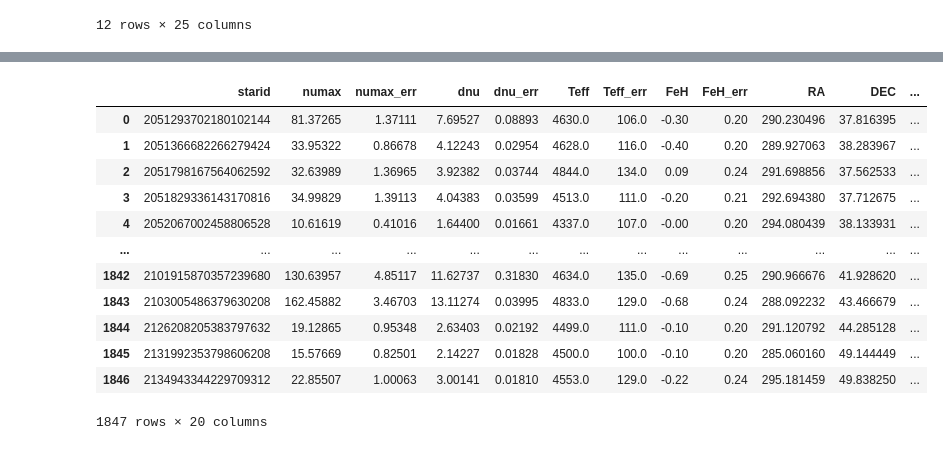
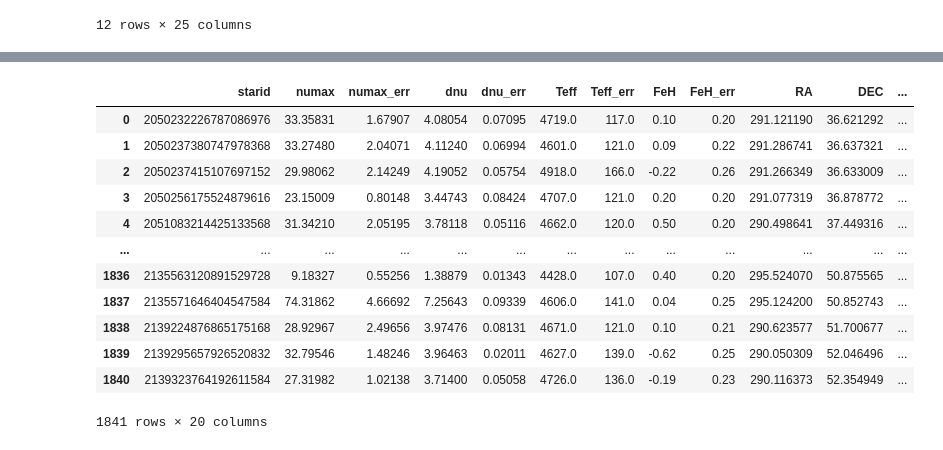
Before and after one commit to sabinebolwell05/final_paper_run, a Jupyter notebook: src/7_read_basta_input.ipynb, the cells around one changed output, grey strips where cells are left out. Cells and saved outputs as stored; diff of their text form; code cells hidden in the pictures.

```diff
--- a/src/7_read_basta_input.ipynb
+++ b/src/7_read_basta_input.ipynb
@@ -42,8 +63,6 @@ table1 = pd.concat(table1)
 # %%
-letter = 'a'
-input_file = pd.read_csv(f'../data/basta_ascii_files/raw_{letter}.csv',sep='\s+',names=input_names)
-output_file = pd.read_csv(data_dir+f'table1_{letter}/results.ascii',sep='\s+')
-output_names = output_file.columns[1:]
-output_file = pd.read_csv(data_dir+f'table1_{letter}/results.ascii',sep='\s+',names=output_names,skiprows=1)
+letter = 'b'
+input_file = pd.read_csv(f'../data/basta_ascii_files/raw_{letter}.ascii',sep='\s+',names=input_names)
+output_file = pd.read_csv(data_dir+f'table1_{letter}/results_clean.ascii',sep='\s+')
 
 output_df = output_file.merge(input_file,how='left',on='starid',suffixes=['','_input'])
@@ -96,16 +130,16 @@ table1 = output.merge(input,how='left',on='starid',suffixes=['','_input'])
 # %%
-input
+input_file
 # %% [output]
 |  | starid | numax | numax_err | dnu | dnu_err | Teff | Teff_err | FeH | FeH_err | RA | DEC | ... |
-| 0 | 2051293702180102144 | 81.37265 | 1.37111 | 7.69527 | 0.08893 | 4630.0 | 106.0 | -0.30 | 0.20 | 290.230496 | 37.816395 | ... |
-| 1 | 2051366682266279424 | 33.95322 | 0.86678 | 4.12243 | 0.02954 | 4628.0 | 116.0 | -0.40 | 0.20 | 289.927063 | 38.283967 | ... |
-| 2 | 2051798167564062592 | 32.63989 | 1.36965 | 3.92382 | 0.03744 | 4844.0 | 134.0 | 0.09 | 0.24 | 291.698856 | 37.562533 | ... |
-| 3 | 2051829336143170816 | 34.99829 | 1.39113 | 4.04383 | 0.03599 | 4513.0 | 111.0 | -0.20 | 0.21 | 292.694380 | 37.712675 | ... |
-| 4 | 2052067002458806528 | 10.61619 | 0.41016 | 1.64400 | 0.01661 | 4337.0 | 107.0 | -0.00 | 0.20 | 294.080439 | 38.133931 | ... |
+| 0 | 2050232226787086976 | 33.35831 | 1.67907 | 4.08054 | 0.07095 | 4719.0 | 117.0 | 0.10 | 0.20 | 291.121190 | 36.621292 | ... |
+| 1 | 2050237380747978368 | 33.27480 | 2.04071 | 4.11240 | 0.06994 | 4601.0 | 121.0 | 0.09 | 0.22 | 291.286741 | 36.637321 | ... |
+| 2 | 2050237415107697152 | 29.98062 | 2.14249 | 4.19052 | 0.05754 | 4918.0 | 166.0 | -0.22 | 0.26 | 291.266349 | 36.633009 | ... |
+| 3 | 2050256175524879616 | 23.15009 | 0.80148 | 3.44743 | 0.08424 | 4707.0 | 121.0 | 0.20 | 0.20 | 291.077319 | 36.878772 | ... |
+| 4 | 2051083214425133568 | 31.34210 | 2.05195 | 3.78118 | 0.05116 | 4662.0 | 120.0 | 0.50 | 0.20 | 290.498641 | 37.449316 | ... |
 | ... | ... | ... | ... | ... | ... | ... | ... | ... | ... | ... | ... | ... |
-| 1842 | 2101915870357239680 | 130.63957 | 4.85117 | 11.62737 | 0.31830 | 4634.0 | 135.0 | -0.69 | 0.25 | 290.966676 | 41.928620 | ... |
-| 1843 | 2103005486379630208 | 162.45882 | 3.46703 | 13.11274 | 0.03995 | 4833.0 | 129.0 | -0.68 | 0.24 | 288.092232 | 43.466679 | ... |
-| 1844 | 2126208205383797632 | 19.12865 | 0.95348 | 2.63403 | 0.02192 | 4499.0 | 111.0 | -0.10 | 0.20 | 291.120792 | 44.285128 | ... |
-| 1845 | 2131992353798606208 | 15.57669 | 0.82501 | 2.14227 | 0.01828 | 4500.0 | 100.0 | -0.10 | 0.20 | 285.060160 | 49.144449 | ... |
-| 1846 | 2134943344229709312 | 22.85507 | 1.00063 | 3.00141 | 0.01810 | 4553.0 | 129.0 | -0.22 | 0.24 | 295.181459 | 49.838250 | ... |
+| 1836 | 2135563120891529728 | 9.18327 | 0.55256 | 1.38879 | 0.01343 | 4428.0 | 107.0 | 0.40 | 0.20 | 295.524070 | 50.875565 | ... |
+| 1837 | 2135571646404547584 | 74.31862 | 4.66692 | 7.25643 | 0.09339 | 4606.0 | 141.0 | 0.04 | 0.25 | 295.124200 | 50.852743 | ... |
+| 1838 | 2139224876865175168 | 28.92967 | 2.49656 | 3.97476 | 0.08131 | 4671.0 | 121.0 | 0.10 | 0.21 | 290.623577 | 51.700677 | ... |
+| 1839 | 2139295657926520832 | 32.79546 | 1.48246 | 3.96463 | 0.02011 | 4627.0 | 139.0 | -0.62 | 0.25 | 290.050309 | 52.046496 | ... |
+| 1840 | 2139323764192611584 | 27.31982 | 1.02138 | 3.71400 | 0.05058 | 4726.0 | 136.0 | -0.19 | 0.23 | 290.116373 | 52.354949 | ... |
-1847 rows × 20 columns
+1841 rows × 20 columns
```
Also changed, not shown: parts of 10 cells of this notebook, 2 other files.
